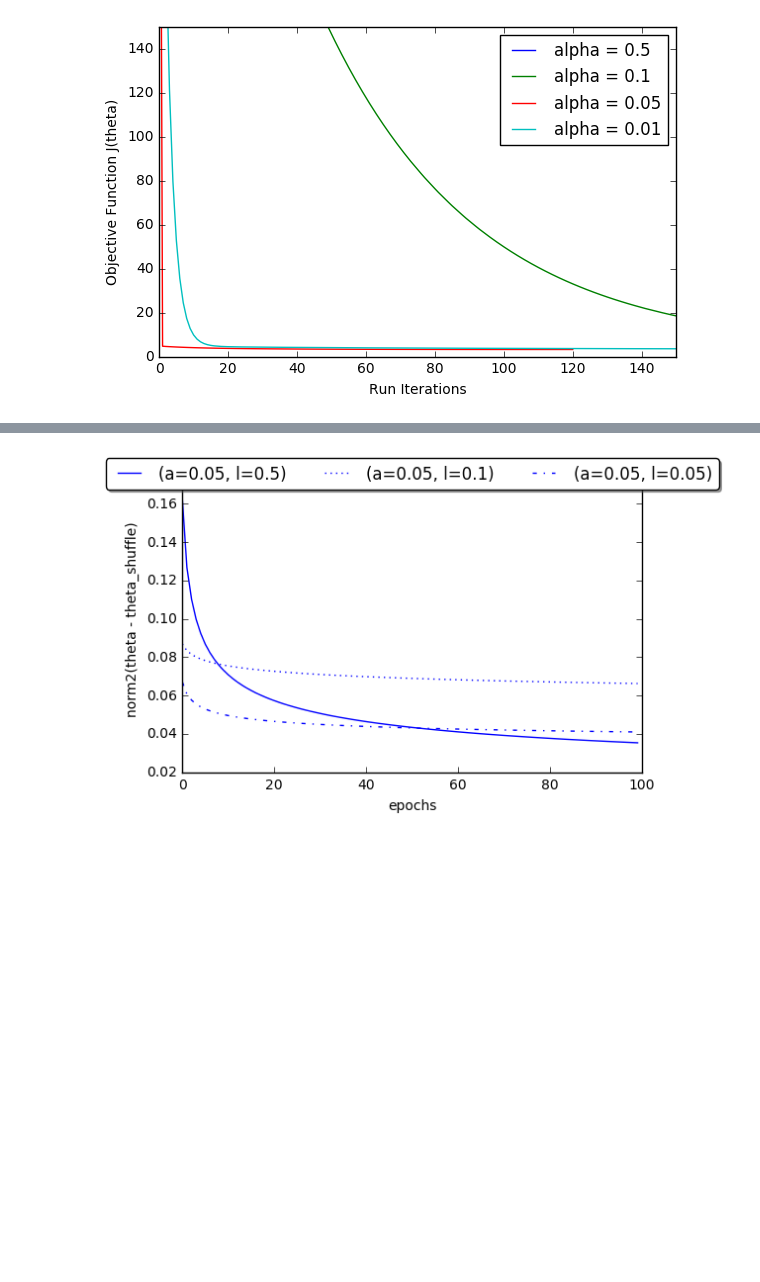
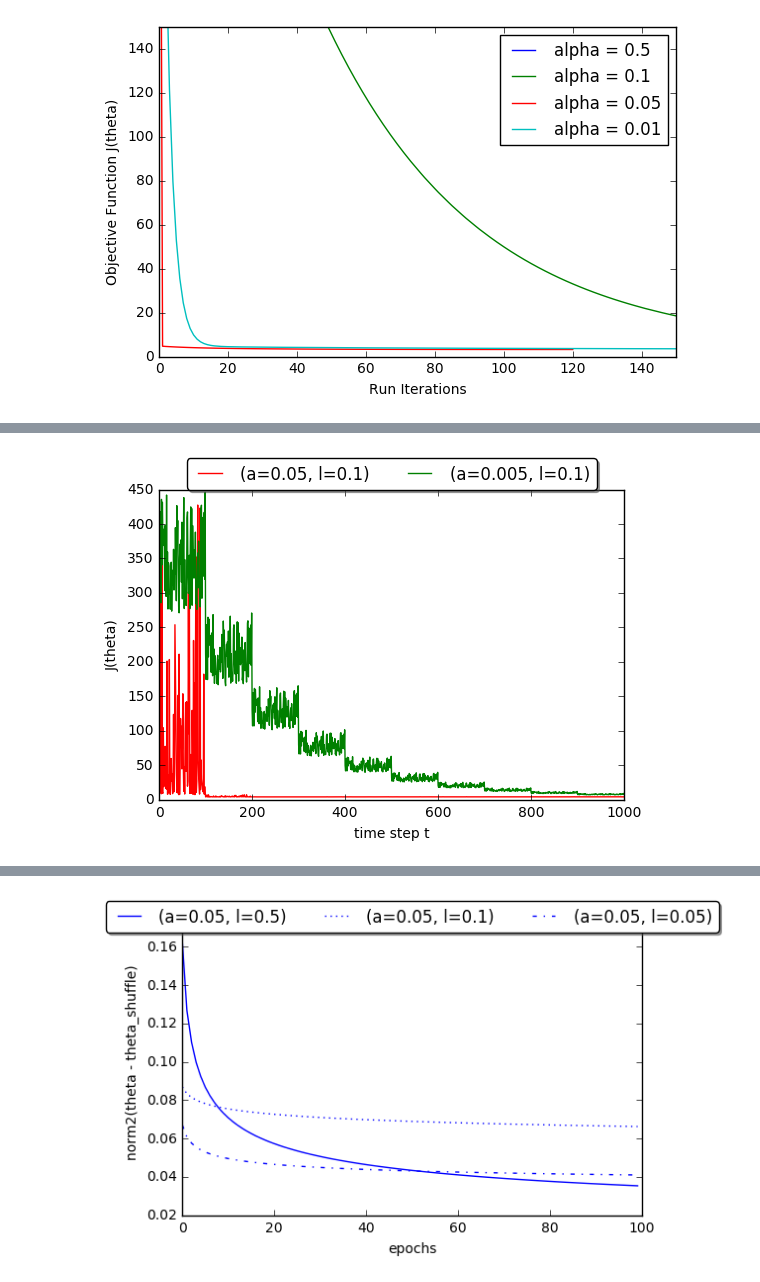
Before and after one commit to ostwind/ML-fundamental, a Jupyter notebook: gradient descent.ipynb, the cells around one changed output, grey strips where cells are left out. Cells and saved outputs as stored; diff of their text form; code cells hidden in the pictures; blank space fills up the shorter version.

```diff
--- a/gradient descent.ipynb
+++ b/gradient descent.ipynb
@@ -428,0 +493,19 @@ loss_hist, theta_hist = stochastic_grad_descent(X_train, y_train, alpha = 0.5, l
+# %%
+#studying convergence of objective function for fixed step sizes
+alpha = [0.05, 0.005]
+plt.rc('axes', prop_cycle=(cycler('color', ['r', 'g', 'b', 'y']) +
+                           cycler('linestyle', ['-', '-', ':', '-.'])))
+for a in alpha:
+    ls, ts = stochastic_grad_descent(X_train, y_train, switch = False, alpha = a, num_iter = 10)
+    ls = ls.flatten()
+    plt.plot(range(len(ls)), (ls), label='(a=%s, l=%s)' %(a, 10e-2))
+
+plt.legend(loc='center', bbox_to_anchor=(0.5, 1.05),
+          ncol=3, fancybox=True, shadow=True)
+plt.xlabel('time step t')
+#plt.ylim([0,10])
+#plt.xlim([0, 200])
+plt.ylabel('J(theta)')
+plt.show()
+# %% [output]
+[figure, added]
```
Also changed, not shown: parts of 9 cells of this notebook.
